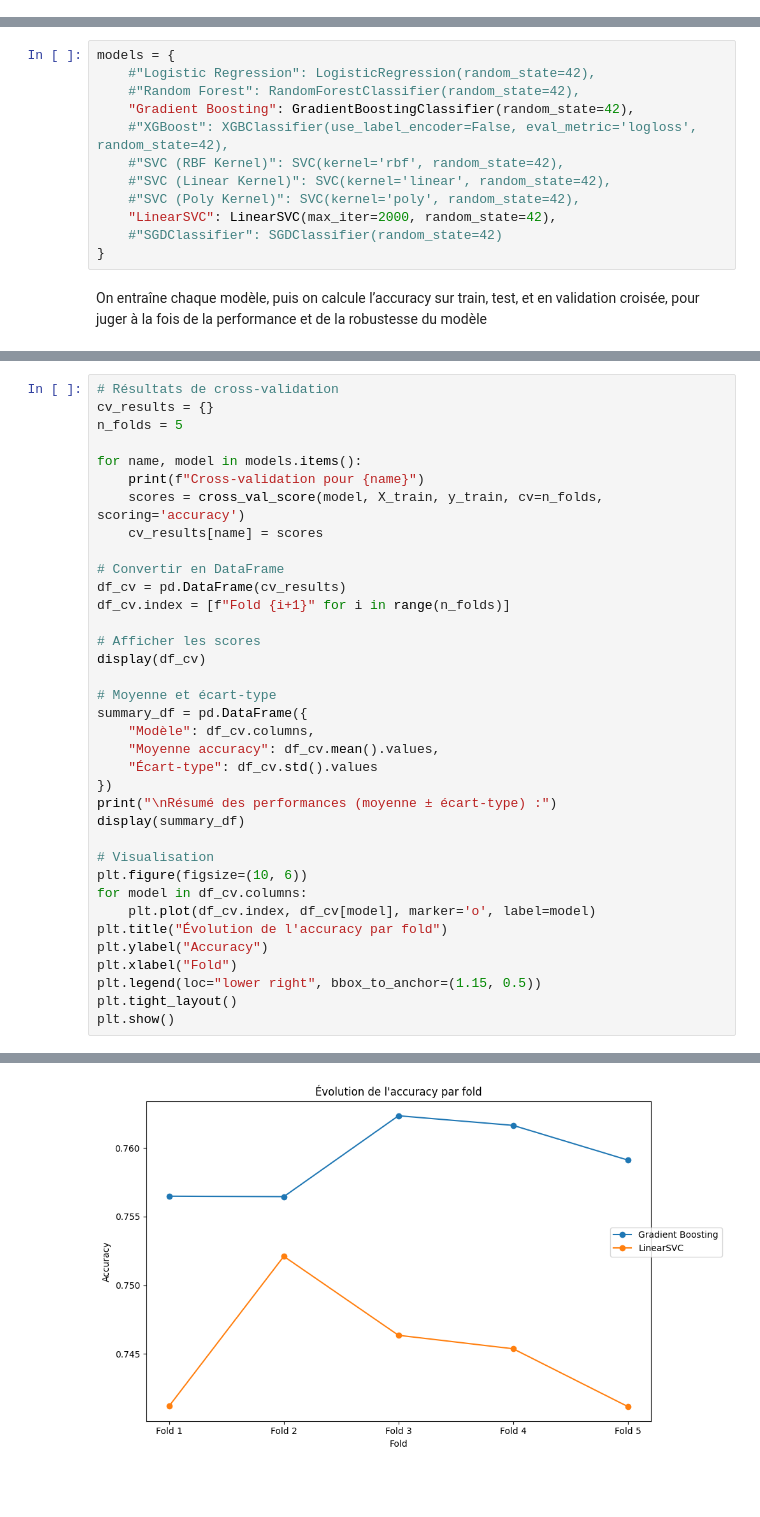
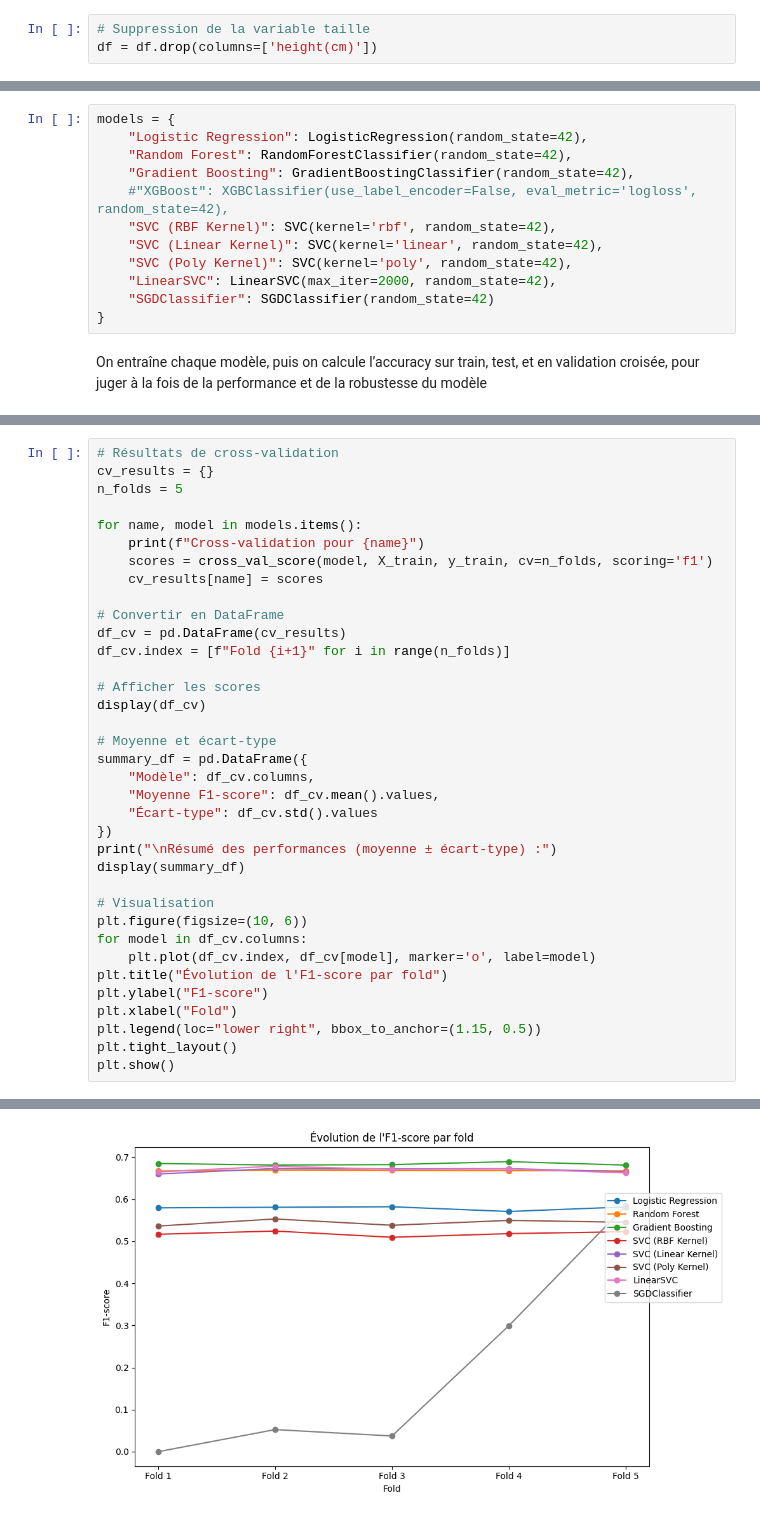
Before and after one commit to isabel6198/svm_tabac, a Jupyter notebook: notebooks/02_models.ipynb, the cells around one changed output, grey strips where cells are left out. Cells and saved outputs as stored; diff of their text form; blank space fills up the shorter version.

Commit message:
Ajout du notebook 02_models avec optimisation des modèles

```diff
--- a/notebooks/02_models.ipynb
+++ b/notebooks/02_models.ipynb
@@ -64,6 +68,9 @@ df = pd.read_csv( data_path / "df_clean.csv")
 print(df.shape)
 # %% [output]
 (44552, 25)
+# %%
+# Suppression de la variable taille
+df = df.drop(columns=['height(cm)'])
 # %% [markdown]
 ## Modélisation binaire
 # %%
@@ -201,15 +208,15 @@ X_test_df = pd.DataFrame(X_test_prepared, columns=all_columns, index=X_test.inde
 On choisit trois modèles de nature différente : linéaire, non-linéaire à noyau, et arbre aléatoire pour capturer différentes structures dans les données et les comparer
 # %%
 models = {
-    #"Logistic Regression": LogisticRegression(random_state=42),
-    #"Random Forest": RandomForestClassifier(random_state=42),
+    "Logistic Regression": LogisticRegression(random_state=42),
+    "Random Forest": RandomForestClassifier(random_state=42),
     "Gradient Boosting": GradientBoostingClassifier(random_state=42),
     #"XGBoost": XGBClassifier(use_label_encoder=False, eval_metric='logloss', random_state=42),
-    #"SVC (RBF Kernel)": SVC(kernel='rbf', random_state=42),
-    #"SVC (Linear Kernel)": SVC(kernel='linear', random_state=42),
-    #"SVC (Poly Kernel)": SVC(kernel='poly', random_state=42),
+    "SVC (RBF Kernel)": SVC(kernel='rbf', random_state=42),
+    "SVC (Linear Kernel)": SVC(kernel='linear', random_state=42),
+    "SVC (Poly Kernel)": SVC(kernel='poly', random_state=42),
     "LinearSVC": LinearSVC(max_iter=2000, random_state=42),
-    #"SGDClassifier": SGDClassifier(random_state=42)
+    "SGDClassifier": SGDClassifier(random_state=42)
 }
 # %% [markdown]
 On entraîne chaque modèle, puis on calcule l’accuracy sur train, test, et en validation croisée, pour juger à la fois de la performance et de la robustesse du modèle
@@ -290,7 +309,7 @@ n_folds = 5
 
 for name, model in models.items():
     print(f"Cross-validation pour {name}")
-    scores = cross_val_score(model, X_train, y_train, cv=n_folds, scoring='accuracy')
+    scores = cross_val_score(model, X_train, y_train, cv=n_folds, scoring='f1')
     cv_results[name] = scores
 
 # Convertir en DataFrame
@@ -303,7 +322,7 @@ display(df_cv)
 # Moyenne et écart-type
 summary_df = pd.DataFrame({
     "Modèle": df_cv.columns,
-    "Moyenne accuracy": df_cv.mean().values,
+    "Moyenne F1-score": df_cv.mean().values,
     "Écart-type": df_cv.std().values
 })
 print("\nRésumé des performances (moyenne ± écart-type) :")
@@ -313,8 +332,8 @@ display(summary_df)
 plt.figure(figsize=(10, 6))
 for model in df_cv.columns:
     plt.plot(df_cv.index, df_cv[model], marker='o', label=model)
-plt.title("Évolution de l'accuracy par fold")
-plt.ylabel("Accuracy")
+plt.title("Évolution de l'F1-score par fold")
+plt.ylabel("F1-score")
 plt.xlabel("Fold")
 plt.legend(loc="lower right", bbox_to_anchor=(1.15, 0.5))
 plt.tight_layout()
@@ -335 +366 @@ Résumé des performances (moyenne ± écart-type) :
-[figure, old version]
+[figure, new version]
```
Also changed, not shown: parts of 30 cells of this notebook.
